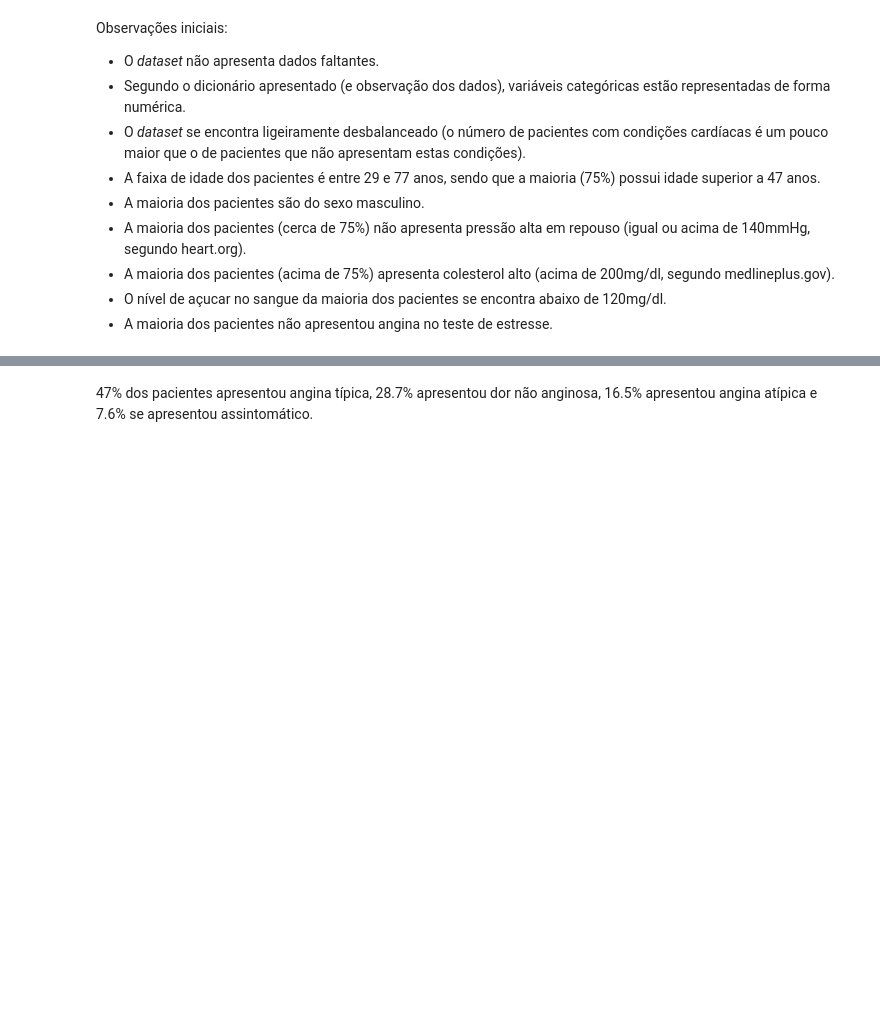
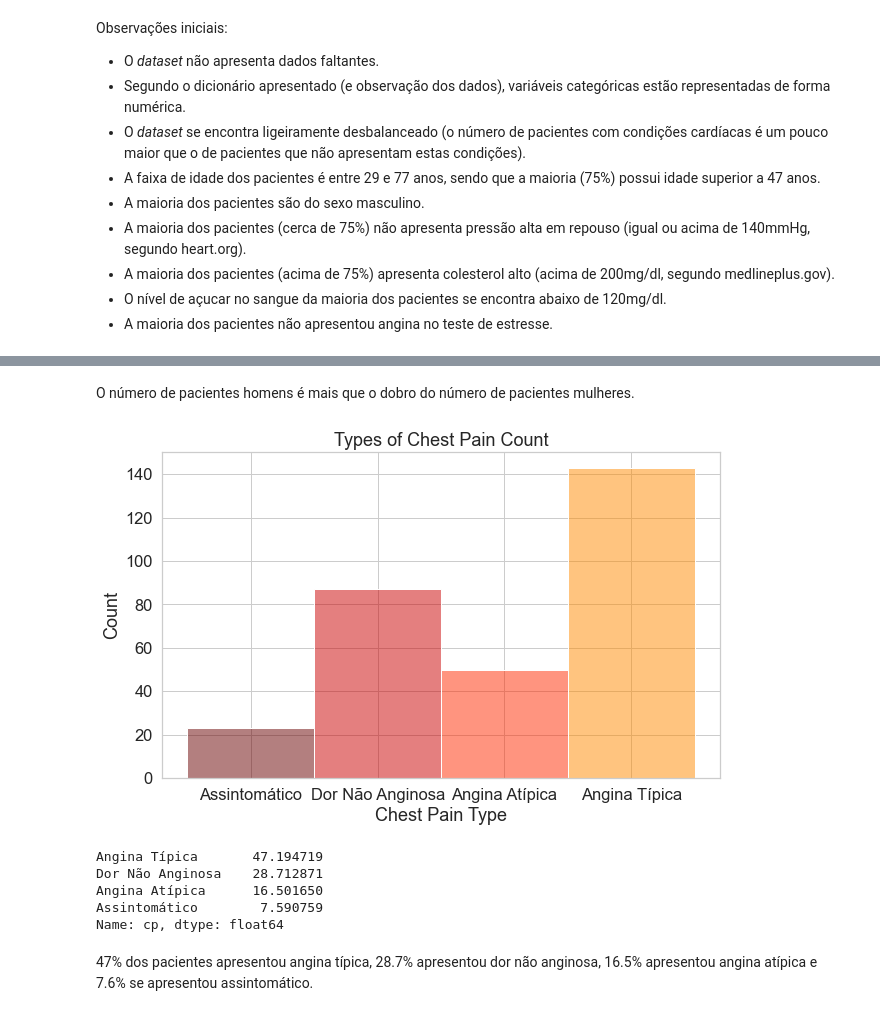
Before and after one commit to rfmf/ds_portfolio, a Jupyter notebook: EDA/Análise de Dados de Pacientes de Doenças Cardíacas/heart_disease_analysis.ipynb, the cells around one changed output, grey strips where cells are left out. Saved outputs shown, nothing was run; the diff lists cells and outputs as text; code cells hidden in the pictures; blank space fills up the shorter version.

```diff
--- a/EDA/Análise de Dados de Pacientes de Doenças Cardíacas/heart_disease_analysis.ipynb
+++ b/EDA/Análise de Dados de Pacientes de Doenças Cardíacas/heart_disease_analysis.ipynb
@@ -122,3 +159,30 @@ Name: cp, dtype: int64
+# %% [markdown]
+O número de pacientes homens é mais que o dobro do número de pacientes mulheres.
+# %%
+aux = data.copy()
+aux.loc[aux['cp'] == 0, 'cp'] = 'Angina Típica'
+aux.loc[aux['cp'] == 1, 'cp'] = 'Angina Atípica'
+aux.loc[aux['cp'] == 2, 'cp'] = 'Dor Não Anginosa'
+aux.loc[aux['cp'] == 3, 'cp'] = 'Assintomático'
+
+chest_pain_plt = sns.histplot(
+    data=aux,
+    x='cp',
+    hue='cp',
+    legend=False
+)
+
+chest_pain_plt.set(title='Types of Chest Pain Count', xlabel='Chest Pain Type')
+plt.show()
+
+print((aux['cp'].value_counts()/303)*100)
+# %% [output]
+[figure, added]
+Angina Típica       47.194719
+Dor Não Anginosa    28.712871
+Angina Atípica      16.501650
+Assintomático        7.590759
+Name: cp, dtype: float64
 # %% [markdown]
 47% dos pacientes apresentou angina típica, 28.7% apresentou dor não anginosa, 16.5% apresentou angina atípica e 7.6% se apresentou assintomático.
 # %%
```
Also changed, not shown: parts of 5 cells of this notebook.
